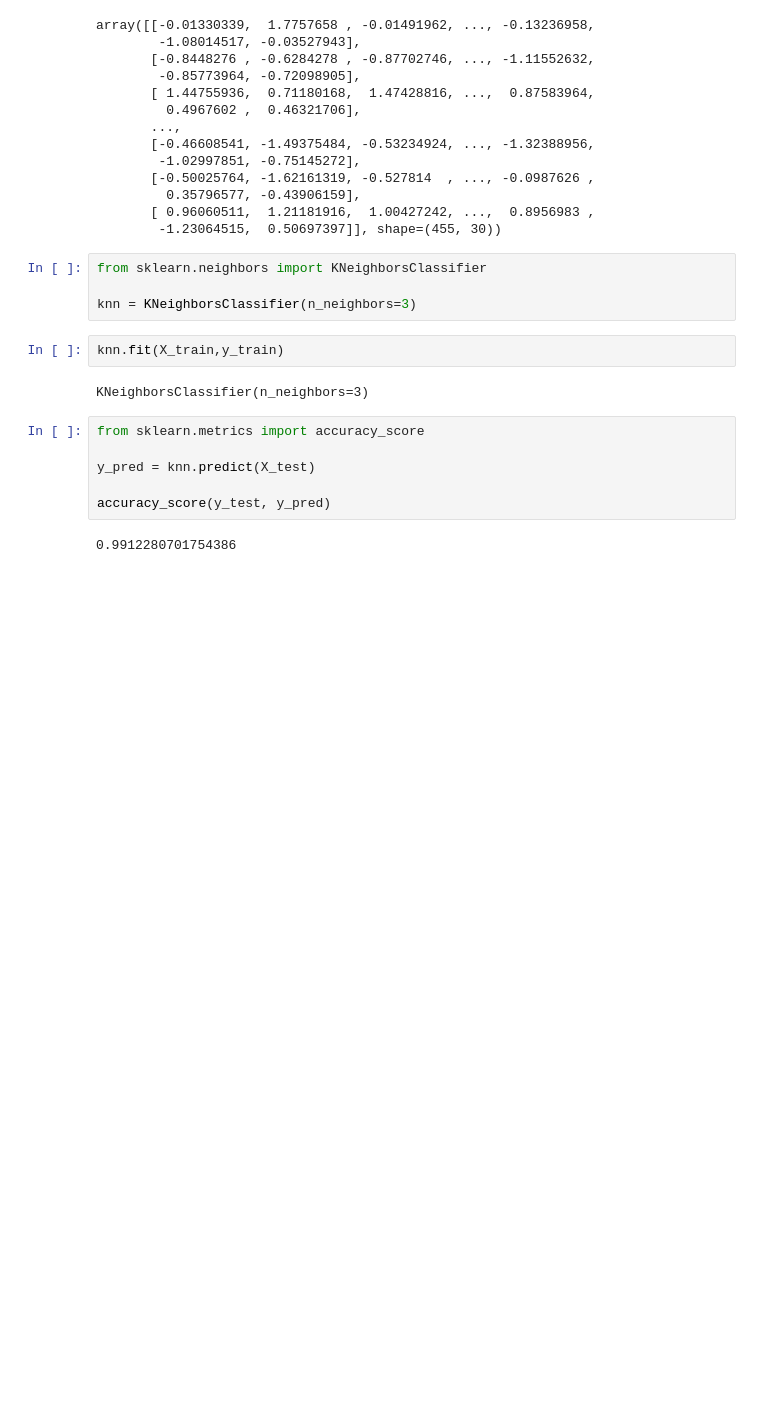
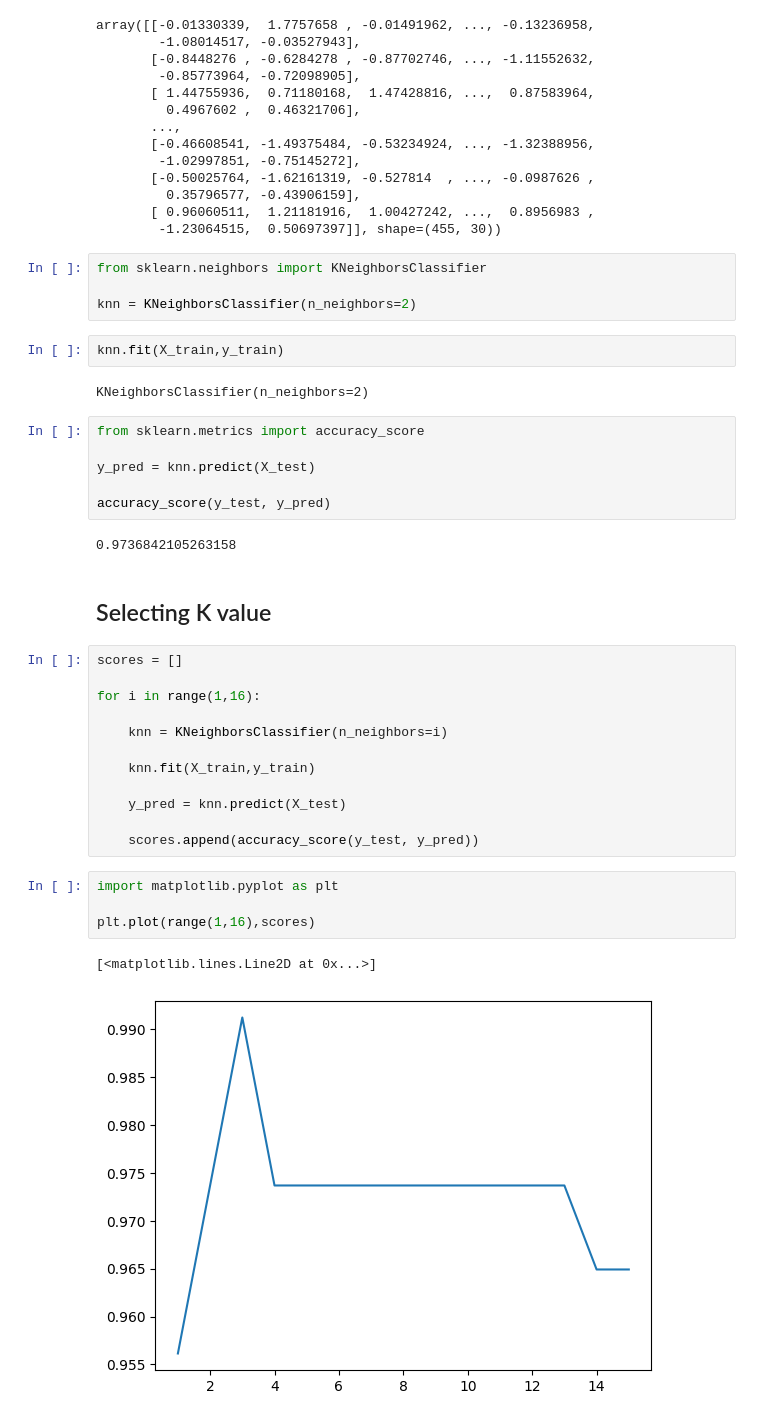
Before and after one commit to ahamudul-hasan/Machine-Learning, a Jupyter notebook: 4_Models/Supervised/7_KNN/1.ipynb, the cells around one changed output. Drawn from its saved outputs; the diff is of its cells as text; blank space fills up the shorter version.

```diff
--- a/4_Models/Supervised/7_KNN/1.ipynb
+++ b/4_Models/Supervised/7_KNN/1.ipynb
@@ -62,11 +62,11 @@ array([[-0.01330339,  1.7757658 , -0.01491962, ..., -0.13236958,
 # %%
 from sklearn.neighbors import KNeighborsClassifier
 
-knn = KNeighborsClassifier(n_neighbors=3)
+knn = KNeighborsClassifier(n_neighbors=2)
 # %%
 knn.fit(X_train,y_train)
 # %% [output]
-KNeighborsClassifier(n_neighbors=3)
+KNeighborsClassifier(n_neighbors=2)
 # %%
 from sklearn.metrics import accuracy_score
 
@@ -74,4 +74,25 @@ y_pred = knn.predict(X_test)
 
 accuracy_score(y_test, y_pred)
 # %% [output]
-0.9912280701754386
+0.9736842105263158
+# %% [markdown]
+## Selecting K value
+# %%
+scores = []
+
+for i in range(1,16):
+
+    knn = KNeighborsClassifier(n_neighbors=i)
+
+    knn.fit(X_train,y_train)
+
+    y_pred = knn.predict(X_test)
+
+    scores.append(accuracy_score(y_test, y_pred))
+# %%
+import matplotlib.pyplot as plt
+
+plt.plot(range(1,16),scores)
+# %% [output]
+[<matplotlib.lines.Line2D at 0x...>]
+[figure, added]
```
